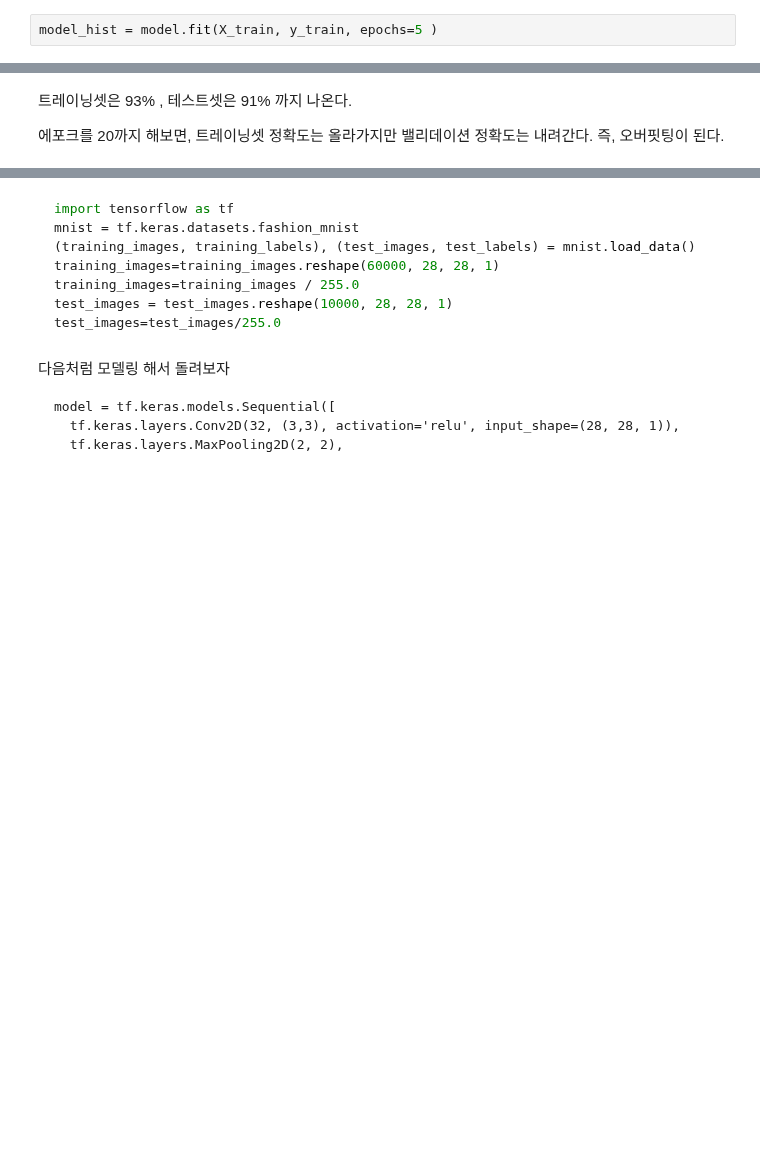
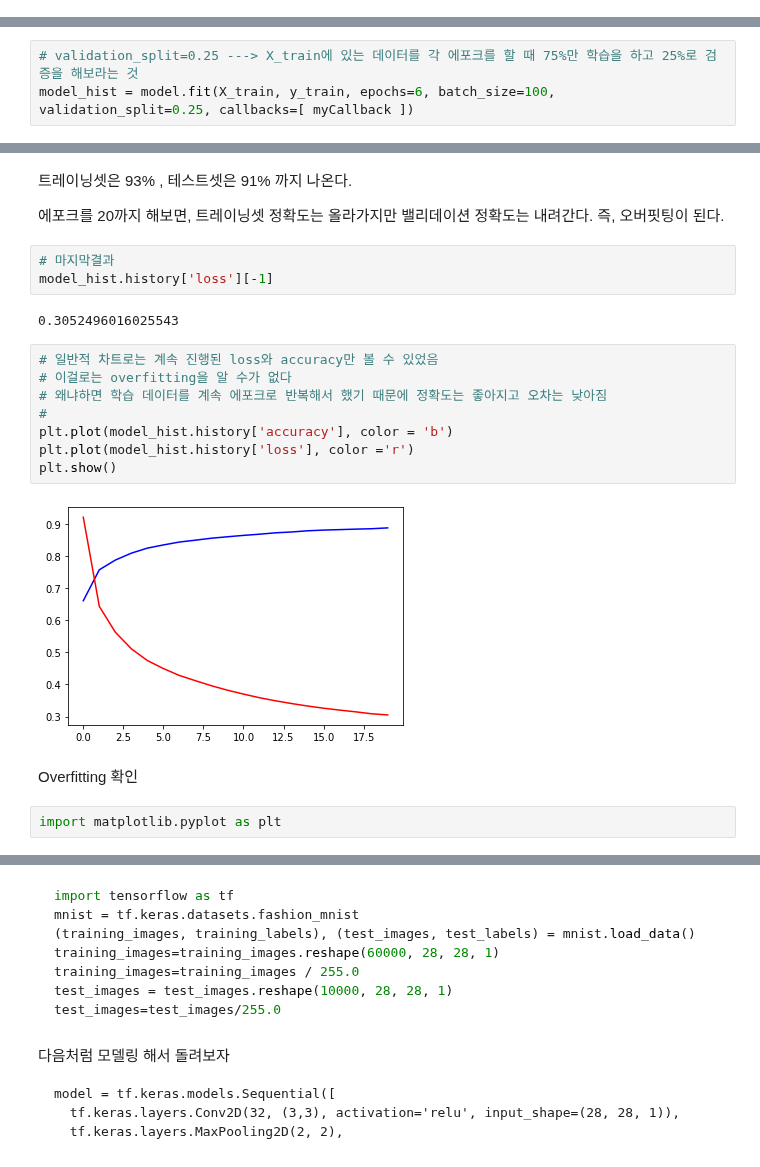
Before and after one commit to terrificmn/codingClass, a Jupyter notebook: data-vision-school/day14/25_강의_Convolution.ipynb, the cells around one changed output, grey strips where cells are left out. Saved outputs shown, nothing was run; the diff lists cells and outputs as text; blank space fills up the shorter version.

```diff
--- a/data-vision-school/day14/25_강의_Convolution.ipynb
+++ b/data-vision-school/day14/25_강의_Convolution.ipynb
@@ -188,4 +215,2 @@ _________________________________________________________________
 # %%
 model.compile( optimizer='adam', loss='sparse_categorical_crossentropy', metrics=['accuracy'])
-# %%
-model_hist = model.fit(X_train, y_train, epochs=5 )
@@ -202,0 +226,3 @@ Epoch 5/5
+# %%
+# validation_split=0.25 ---> X_train에 있는 데이터를 각 에포크를 할 때 75%만 학습을 하고 25%로 검증을 해보라는 것
+model_hist = model.fit(X_train, y_train, epochs=6, batch_size=100, validation_split=0.25, callbacks=[ myCallback ])
@@ -209,3 +250,22 @@ test_loss, test_accuracy = model.evaluate(X_test, y_test)
 
 
 에포크를 20까지 해보면, 트레이닝셋 정확도는 올라가지만 밸리데이션 정확도는 내려간다. 즉, 오버핏팅이 된다.
+# %%
+# 마지막결과
+model_hist.history['loss'][-1]
+# %% [output]
+0.3052496016025543
+# %%
+# 일반적 차트로는 계속 진행된 loss와 accuracy만 볼 수 있었음
+# 이걸로는 overfitting을 알 수가 없다
+# 왜냐하면 학습 데이터를 계속 에포크로 반복해서 했기 때문에 정확도는 좋아지고 오차는 낮아짐
+#
+plt.plot(model_hist.history['accuracy'], color = 'b')
+plt.plot(model_hist.history['loss'], color ='r')
+plt.show()
+# %% [output]
+[figure, added]
+# %% [markdown]
+Overfitting 확인
+# %%
+import matplotlib.pyplot as plt
```
Also changed, not shown: parts of 26 cells of this notebook, 2 other files.
